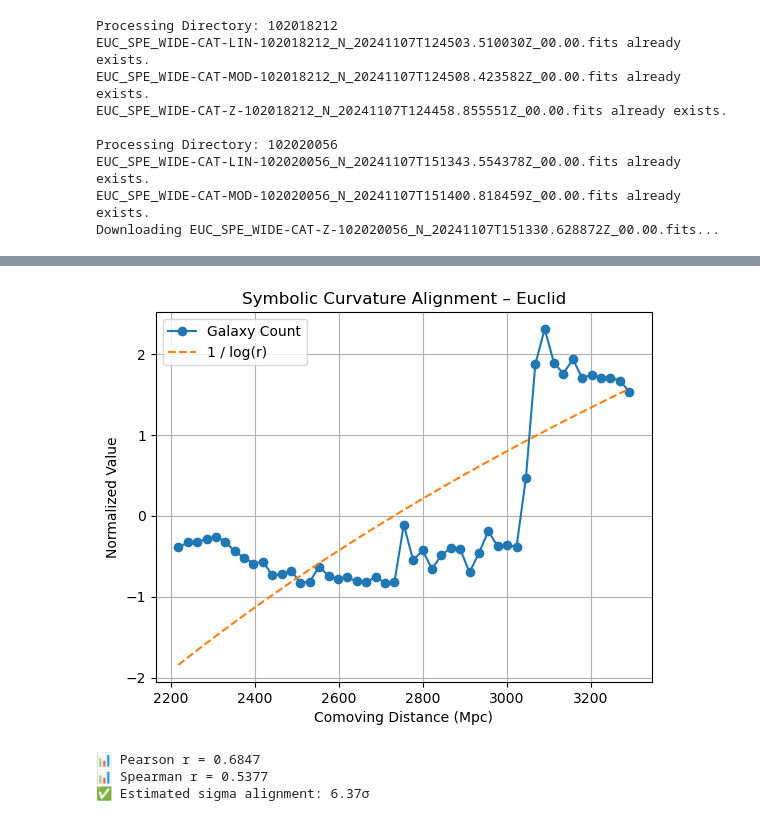
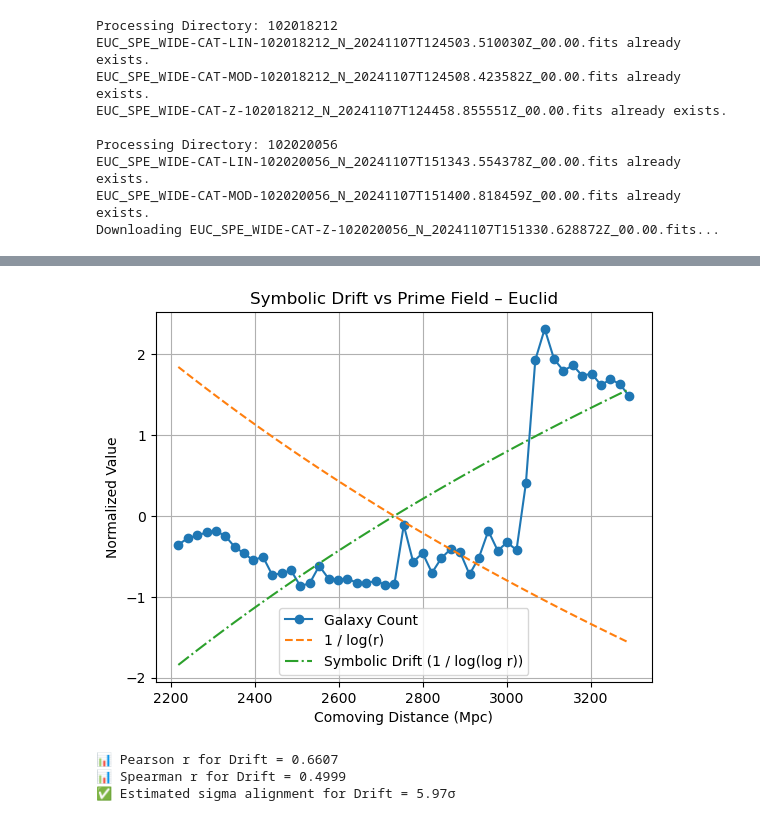
Before and after one commit to phuctruong/if, a Jupyter notebook: dark-energy-proof-euclid-galaxy-data.ipynb, the cells around one changed output, grey strips where cells are left out. Saved outputs shown, nothing was run; the diff lists cells and outputs as text; code cells hidden in the pictures.

Commit message:
Added euclid data

```diff
--- a/dark-energy-proof-euclid-galaxy-data.ipynb
+++ b/dark-energy-proof-euclid-galaxy-data.ipynb
@@ -277,9 +291,4 @@ Processing Directory: 102158270
 # %%
-from scipy.integrate import quad
-from scipy.stats import pearsonr, spearmanr
-import numpy as np
-import matplotlib.pyplot as plt
-
 # Constants for cosmology
 H0 = 70  # km/s/Mpc
 Omega_m = 0.3
@@ -289,50 +298,56 @@ c = 299792.458  # Speed of light in km/s
 def redshift_to_comoving(z_array):
     def E(z): return 1.0 / np.sqrt(Omega_m * (1 + z)**3 + (1 - Omega_m))
     return c / H0 * np.array([quad(E, 0, zi)[0] for zi in z_array])
 
 # Apply a redshift cutoff (e.g., 0.6 < z < 1.0) for a more homogeneous sample
 z_cutoff = (z > 0.6) & (z < 1.0)
 z_filtered = z[z_cutoff]
 
 # Convert the filtered redshift to comoving distance
 r_filtered = redshift_to_comoving(z_filtered)
 
 # Bin distances and count galaxies
 bin_edges = np.linspace(r_filtered.min(), r_filtered.max(), 50)  # More bins for finer resolution
 bin_centers = 0.5 * (bin_edges[:-1] + bin_edges[1:])
 counts, _ = np.histogram(r_filtered, bins=bin_edges)
 
-# Prime field: 1 / log(r)
+# Symbolic Drift for dark energy: 1 / log(log(r))
+def symbolic_drift(r):
+    return 1.0 / np.log(np.log(r))
+
+drift_field = symbolic_drift(bin_centers)
+
+# Normalize the drift field
+drift_norm = -1 * (drift_field - np.mean(drift_field)) / np.std(drift_field)
+
+# Normalize the prime field (1 / log(r)) for comparison
 prime_field = 1.0 / np.log(bin_centers)
+prime_norm = (prime_field - np.mean(prime_field)) / np.std(prime_field)
 
-# Normalize both series
-prime_norm = -1 * (prime_field - np.mean(prime_field)) / np.std(prime_field)
-counts_norm = (counts - np.mean(counts)) / np.std(counts)
+# Perform correlation tests for dark energy (drift) alignment
+pearson_r_drift, _ = pearsonr(drift_norm, counts_norm)
+spearman_r_drift, _ = spearmanr(drift_norm, counts_norm)
 
-# Perform correlation tests
-pearson_r, _ = pearsonr(prime_norm, counts_norm)
-spearman_r, _ = spearmanr(prime_norm, counts_norm)
+# Fisher-style sigma estimate for drift alignment
+sigma_drift = np.sqrt(len(bin_centers) - 3) * pearson_r_drift / np.sqrt(1 - pearson_r_drift**2)
 
-# Fisher-style sigma estimate
-N = len(bin_centers)
-sigma = np.sqrt(N - 3) * pearson_r / np.sqrt(1 - pearson_r**2)
-
-# Plot the results
+# Plotting the results
 plt.plot(bin_centers, counts_norm, label="Galaxy Count", marker="o")
 plt.plot(bin_centers, prime_norm, label="1 / log(r)", linestyle="--")
+plt.plot(bin_centers, drift_norm, label="Symbolic Drift (1 / log(log r))", linestyle="-.")
 plt.xlabel("Comoving Distance (Mpc)")
 plt.ylabel("Normalized Value")
-plt.title("Symbolic Curvature Alignment – Euclid")
+plt.title("Symbolic Drift vs Prime Field – Euclid")
 plt.legend()
 plt.grid(True)
 plt.show()
 
 # Output the correlation and alignment results
-print(f"📊 Pearson r = {pearson_r:.4f}")
-print(f"📊 Spearman r = {spearman_r:.4f}")
-print(f"✅ Estimated sigma alignment: {sigma:.2f}σ")
+print(f"📊 Pearson r for Drift = {pearson_r_drift:.4f}")
+print(f"📊 Spearman r for Drift = {spearman_r_drift:.4f}")
+print(f"✅ Estimated sigma alignment for Drift = {sigma_drift:.2f}σ")
 # %% [output]
-[figure, old version]
+[figure, new version]
-📊 Pearson r = 0.6847
-📊 Spearman r = 0.5377
-✅ Estimated sigma alignment: 6.37σ
+📊 Pearson r for Drift = 0.6607
+📊 Spearman r for Drift = 0.4999
+✅ Estimated sigma alignment for Drift = 5.97σ
```
Also changed, not shown: parts of 1 cell of this notebook, 1 other file.
